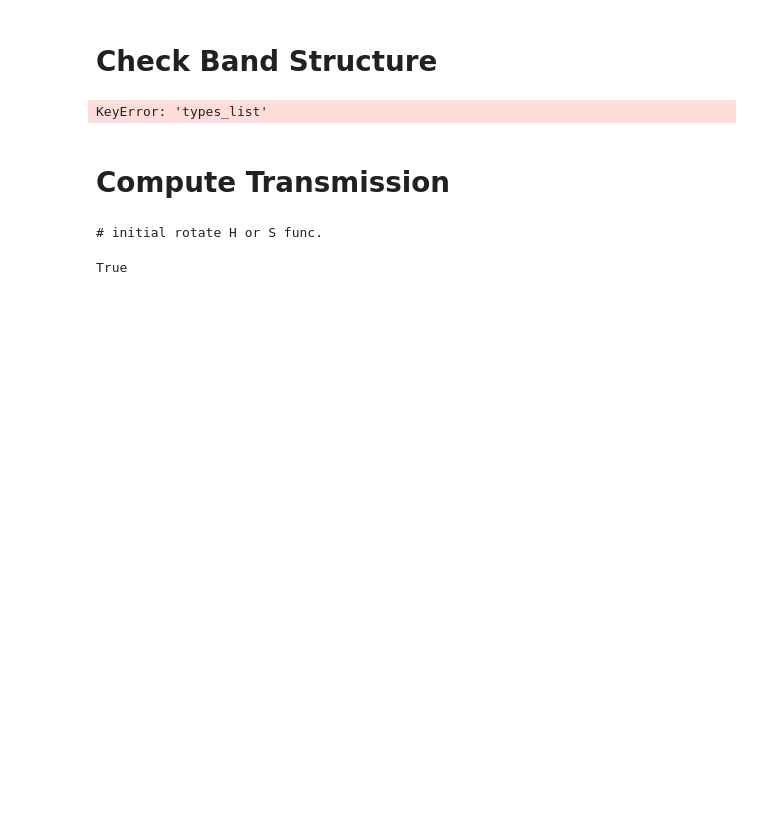
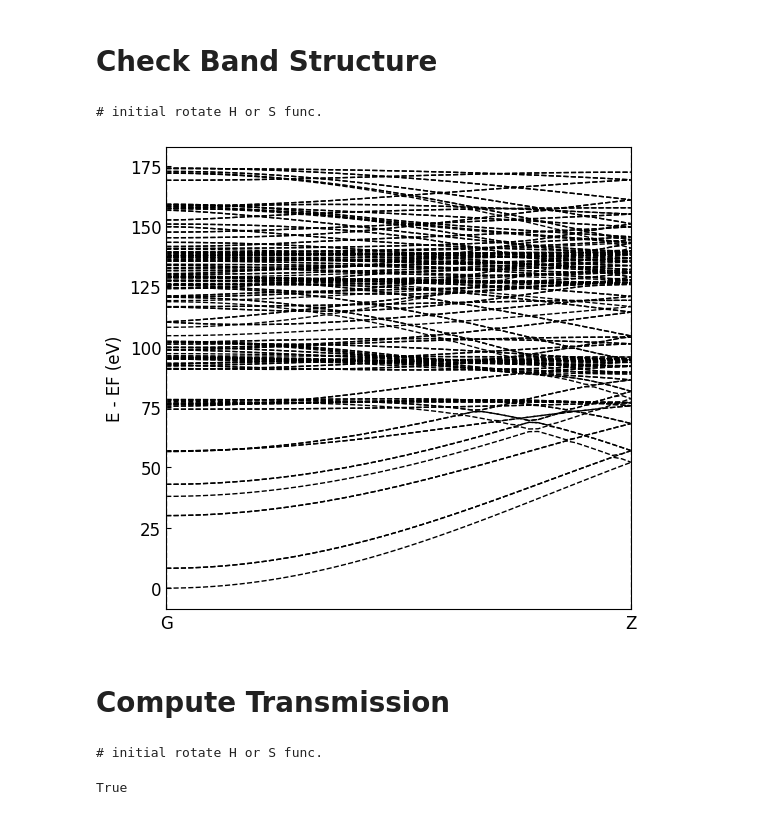
Before and after one commit to Cautumn/deeptb, a Jupyter notebook: examples/negf/negf.ipynb, the cells around one changed output. Drawn from its saved outputs; the diff is of its cells as text; code cells hidden in the pictures; blank space fills up the shorter version.

```diff
--- a/examples/negf/negf.ipynb
+++ b/examples/negf/negf.ipynb
@@ -16,52 +37,52 @@ from dptb.postprocess.NEGF import NEGF
 # %% [markdown]
 # Check Band Structure
 # %%
-checkfile = './nnsk.pth'
+checkfile = './latest_nnsk_b3.000_c3.000_w0.010.json'
 #checkfile = "./inputSiGe.json"
-f = torch.load(checkfile)
-nnskapi = NNSKHost(checkpoint=checkfile)
+nnskapi = NNSKHost(checkpoint=checkfile, config="./input.json")
 nnskapi.register_plugin(InitSKModel())
 nnskapi.build()
 nnHrk = NN2HRK(apihost=nnskapi, mode='nnsk')
-run_opt={"structure":"/data/DFT/cubic/C/diamond.vasp",
+run_opt={"structure":"./CNT.vasp",
         "results_path":"./"}
 jdata={
         "kline_type":"abacus",
         "kpath":[[0.0000000000, 0.0000000000, 0.0000000000, 50],
                  [0.0000000000, 0.0000000000, 0.5000000000, 1]
                  ],
         "klabels":['G','Z'],
         "emin":-10,
         "emax":10
         }
 bcalc = bandcalc(apiHrk=nnHrk,run_opt=run_opt,jdata=jdata)
 eigenstatus = bcalc.get_bands()
 
 band = np.loadtxt('./BANDS_1.dat')
 
 plt.figure(figsize=(6,6),dpi=100)
 #plt.plot(eigenstatus['xlist'], eigenstatus['eigenvalues'] - eigenstatus['E_fermi'], 'r-',lw=1)
-plt.plot(eigenstatus['xlist'], eigenstatus['eigenvalues']- np.min(eigenstatus['eigenvalues']), 'r-',lw=1)
-#plt.plot(band['xcoords'],band['eigenvalues']-np.min(band['eigenvalues']),'k--',ms=2)
-plt.plot(eigenstatus['xlist'], band[:,2:] - np.min(band[:,2:]),'k--',lw=1)
-plt.ylim(-2,55)
+plt.plot(eigenstatus['xlist'], eigenstatus['eigenvalues']- np.min(eigenstatus['eigenvalues']), '-',lw=1)
+plt.plot(band['xcoords'],band['eigenvalues']-np.min(band['eigenvalues']),'k--',ms=2)
+# plt.plot(eigenstatus['xlist'], band[:,2:] - np.min(band[:,2:]),'k--',lw=1)
+# plt.ylim(-2,55)
 
 
 for ii in eigenstatus['high_sym_kpoints']:
     plt.axvline(ii,color='gray',lw=1,ls='--')
 plt.tick_params(direction='in')
 #plt.ylim(emin,emax)
 
 plt.xlim(eigenstatus['xlist'].min(),eigenstatus['xlist'].max())
 
 plt.ylabel('E - EF (eV)',fontsize=12)
 plt.yticks(fontsize=12)
-#plt.xticks(eigenstatus['high_sym_kpoints'], eigenstatus['labels'], fontsize=12)
+plt.xticks(eigenstatus['high_sym_kpoints'], eigenstatus['labels'], fontsize=12)
 #plt.savefig(f'{self.results_path}/band.png',dpi=300)
 # plt.axhline(40.0)
 plt.show()
 # %% [output]
-KeyError: 'types_list'
+# initial rotate H or S func.
+[figure, added]
 # %% [markdown]
 # Compute Transmission
 # %%
```
Also changed, not shown: parts of 1 cell of this notebook, 2 other files.
